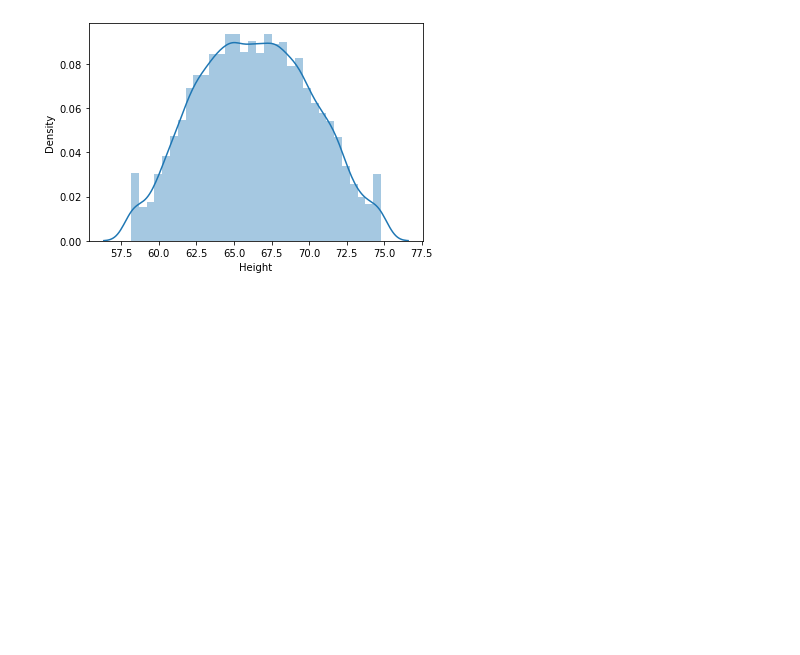
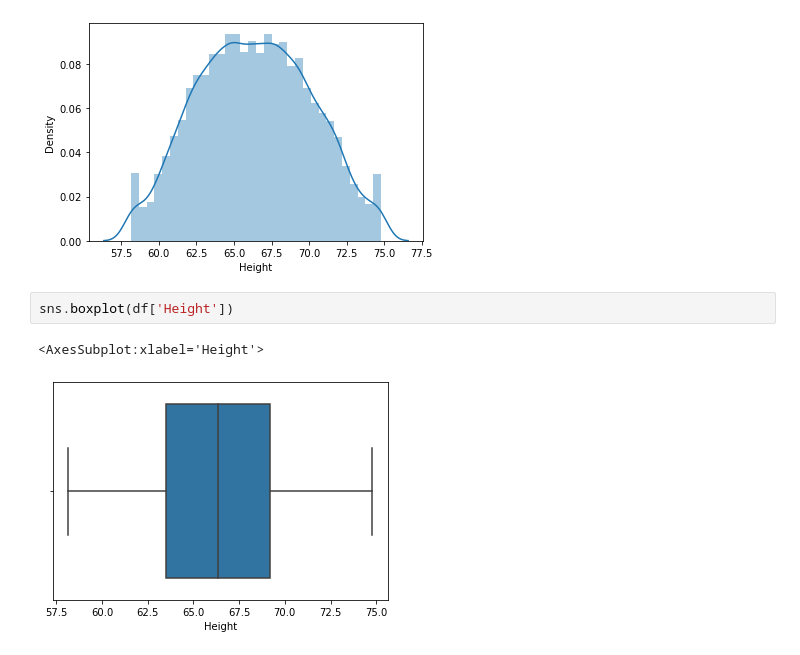
Before and after one commit to Rutujapekam/MachineLearning, a Jupyter notebook: outlier_percentile_winsorization.ipynb, the cells around one changed output. Saved outputs shown, nothing was run; the diff lists cells and outputs as text; blank space fills up the shorter version.

```diff
--- a/outlier_percentile_winsorization.ipynb
+++ b/outlier_percentile_winsorization.ipynb
@@ -102,3 +102,8 @@ sns.distplot(df['Height'])
 # %% [output]
 <AxesSubplot:xlabel='Height', ylabel='Density'>
 [figure]
+# %%
+sns.boxplot(df['Height'])
+# %% [output]
+<AxesSubplot:xlabel='Height'>
+[figure, added]
```
